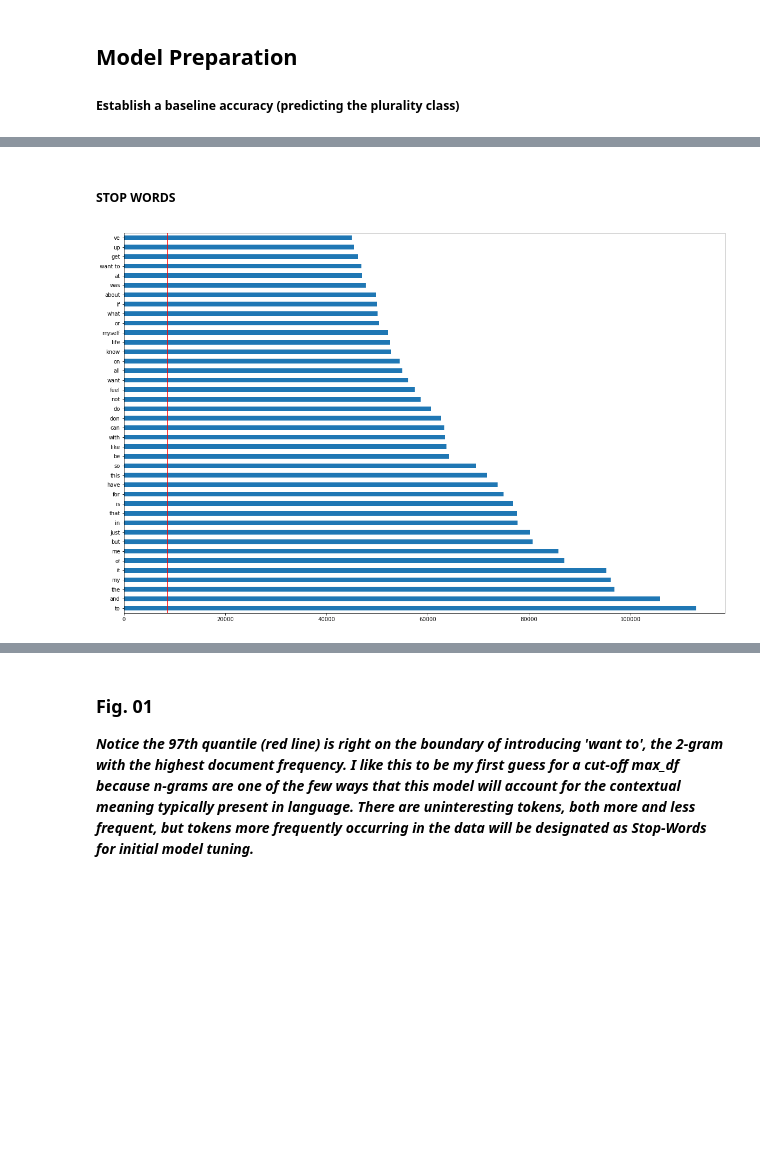
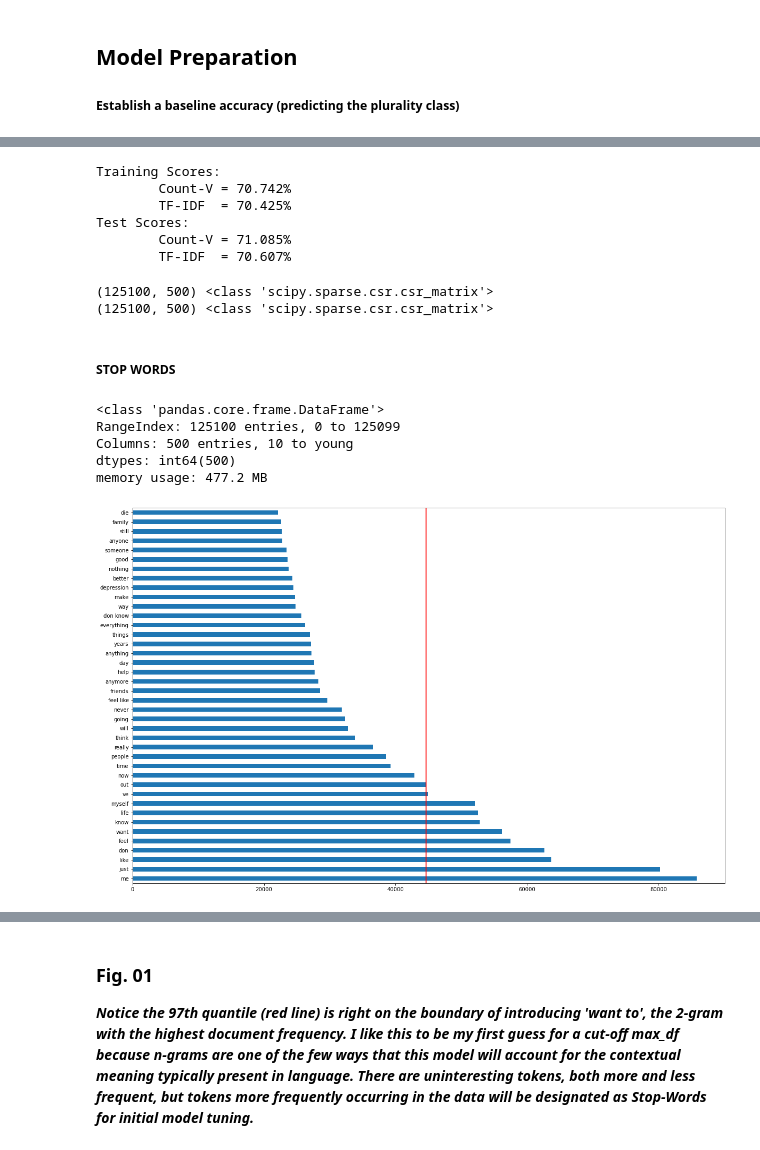
Before and after one commit to aascode/Discerning-Suicidal-Ideation-From-the-Language-of-Depression, a Jupyter notebook: code/03_Notebook_Model_Benchmarks.ipynb, the cells around one changed output, grey strips where cells are left out. Saved outputs shown, nothing was run; the diff lists cells and outputs as text; code cells hidden in the pictures; blank space fills up the shorter version.

Commit message:
tf-idf plot, found reddit and gaming tokens, top 500 same, zzz.

```diff
--- a/code/03_Notebook_Model_Benchmarks.ipynb
+++ b/code/03_Notebook_Model_Benchmarks.ipynb
@@ -87,20 +97,77 @@ AttributeError: 'CountVectorizer' object has no attribute 'score'
 # %%
+# Fit each pipeline with default parameters
+pipe_cvec.fit(Xa_train, ya_train)
+pipe_tvec.fit(Xa_train, ya_train)
+
+# Training scores
+cvec_train_score = pipe_cvec.score(Xa_train, ya_train)
+tvec_train_score = pipe_tvec.score(Xa_train, ya_train)
+
 # Test scores
-cvec_test_score = pipe_cvec.score(X_test, y_test)
-#tvec_test_score = pipe_tvec.score(X_test, y_test)
+cvec_test_score = pipe_cvec.score(Xa_test, ya_test)
+tvec_test_score = pipe_tvec.score(Xa_test, ya_test)
 
-print(f'Test Scores:\n\tCount-V = {round(cvec_test_score*100,3)}%')#\n\tTF-IDF  = {round(tvec_test_score*100,3)}%')
+# Display scores for easy comparison of Vectorizors
+print(f'Training Scores:\n\tCount-V = {round(cvec_train_score*100,3)}%\n\tTF-IDF  = {round(tvec_train_score*100,3)}%')
+print(f'Test Scores:\n\tCount-V = {round(cvec_test_score*100,3)}%\n\tTF-IDF  = {round(tvec_test_score*100,3)}%')
+# %% [output]
+Training Scores:
+        Count-V = 70.742%
+        TF-IDF  = 70.425%
+Test Scores:
+        Count-V = 71.085%
+        TF-IDF  = 70.607%
+# %%
+## Dvelopment of unique word-stop bank
+
+# Instantiate CVEC Transformer
+cvec_trans = CountVectorizer(max_features=500,
+                             stop_words = my_stop_words,
+                             ngram_range=(1,2),
+                             binary=True,
+                             max_df=1.0,
+                             min_df=2)
+
+# Instantiate TVEC Transformer
+tvec_trans = TfidfVectorizer(max_features=500,
+                             stop_words = my_stop_words,
+                             ngram_range=(1,2),
+                             binary=True,
+                             max_df=1.0,
+                             min_df=2)
+
+# Transform the train corpora to obtain SciPy sparse matrices
+X_train_cvec = cvec_trans.fit_transform(Xa_train)
+X_train_tvec = tvec_trans.fit_transform(Xa_train)
+
+# Convert train-data to Pandas DataFrame for easy visualization
+X_train_cvec_df = pd.DataFrame(X_train_cvec.todense(),
+                              columns=cvec_trans.get_feature_names())
+
+X_train_tvec_df = pd.DataFrame(X_train_tvec.todense(),
+                              columns=tvec_trans.get_feature_names())
+
+# Verify dimensions and shape
+print(X_train_cvec.shape, type(X_train_cvec))
+print(X_train_tvec.shape, type(X_train_tvec))
+# %% [output]
+(125100, 500) <class 'scipy.sparse.csr.csr_matrix'>
+(125100, 500) <class 'scipy.sparse.csr.csr_matrix'>
 # %% [markdown]
 ##### STOP WORDS
+# %%
+X_train_cvec_df.info()
+# %% [output]
+<class 'pandas.core.frame.DataFrame'>
+RangeIndex: 125100 entries, 0 to 125099
+Columns: 500 entries, 10 to young
+dtypes: int64(500)
+memory usage: 477.2 MB
 # %%
-# convert training data to dataframe
-X_train_df = pd.DataFrame(X_train.todense(),
-                          columns=cvec.get_feature_names())
-
 # plot top occuring words
-X_train_df.sum().sort_values(ascending=False).head(40).plot(kind='barh',figsize=(20,13));
-plt.axvline(x=X_train_df.sum().sort_values().quantile(q=0.964),c='r');
-# Let's look at sklearn's stopwords.
+X_train_cvec_df.sum().sort_values(ascending=False).head(40).plot(kind='barh',figsize=(20,13));
+plt.axvline(x=X_train_cvec_df.sum().sort_values().quantile(q=0.98),c='r');
+# sklearn's stopwords
 #print(CountVectorizer(stop_words = 'english').get_stop_words())
 # %% [output]
-[figure, old version]
+[figure, new version]
```
Also changed, not shown: parts of 43 cells of this notebook, 2 other files.
